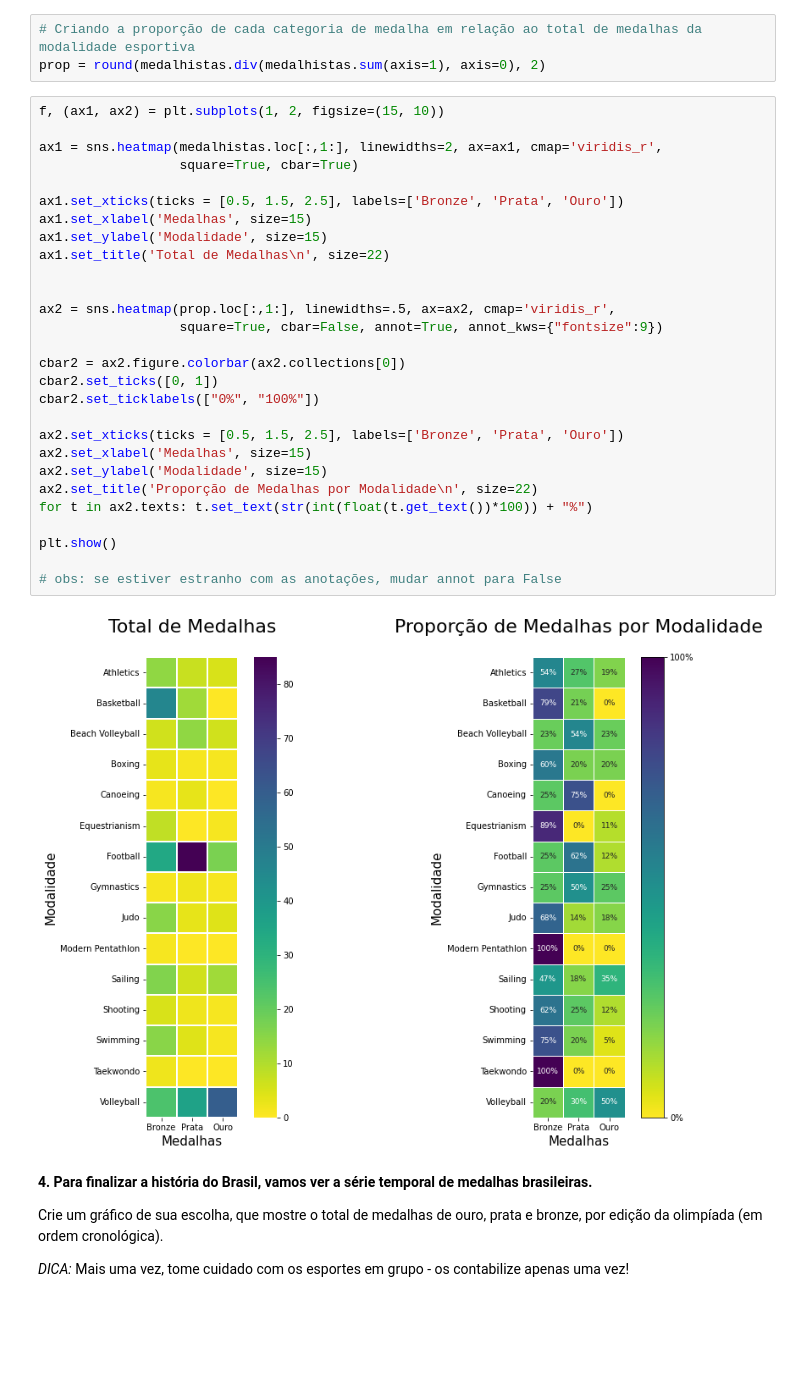
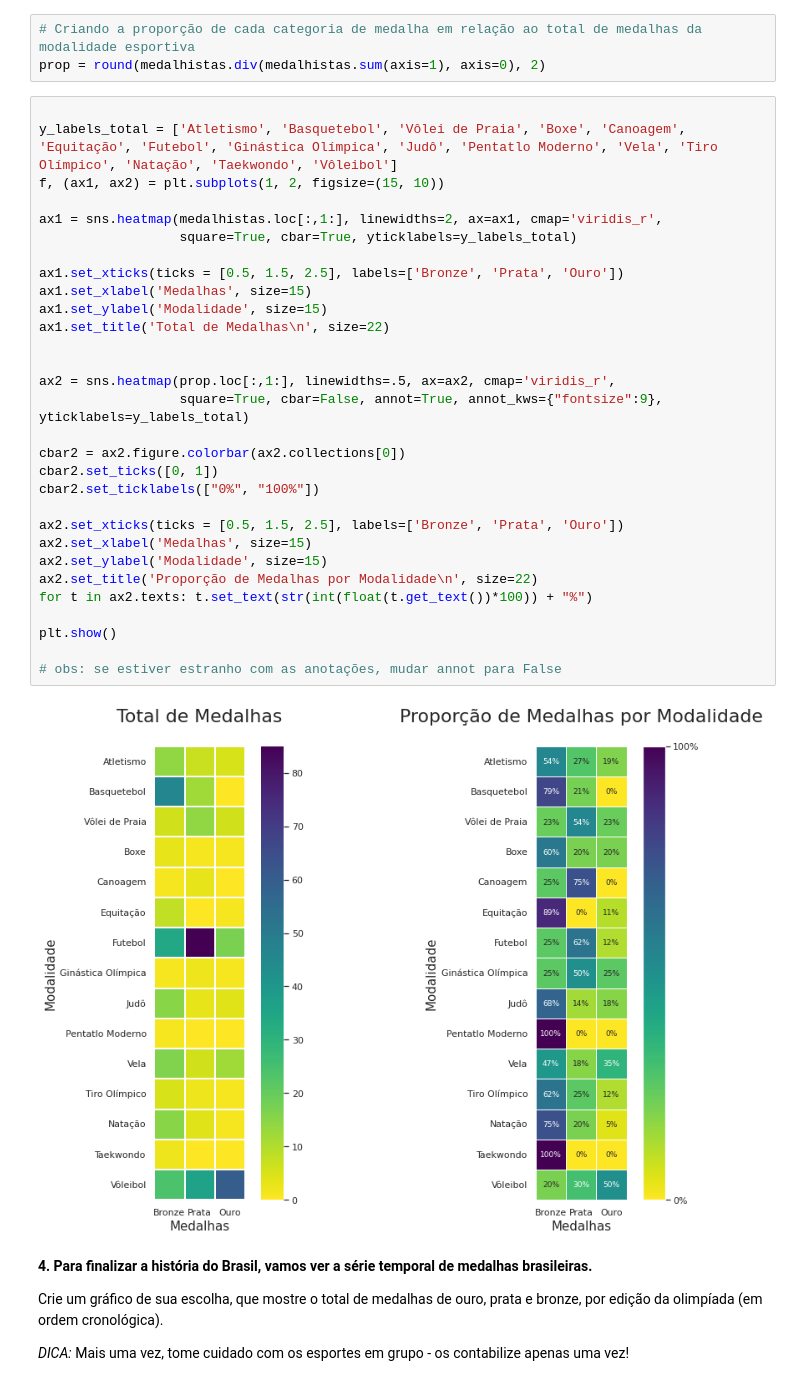
Before and after one commit to vmendes93/projeto_final_modulo_5, a Jupyter notebook: Projeto Final.ipynb, the cells around one changed output. Cells and saved outputs as stored; diff of their text form; blank space fills up the shorter version.

```diff
--- a/Projeto Final.ipynb
+++ b/Projeto Final.ipynb
@@ -437,35 +442,37 @@ medalhistas.loc[:,1:]
 # Criando a proporção de cada categoria de medalha em relação ao total de medalhas da modalidade esportiva
 prop = round(medalhistas.div(medalhistas.sum(axis=1), axis=0), 2)
 # %%
+
+y_labels_total = ['Atletismo', 'Basquetebol', 'Vôlei de Praia', 'Boxe', 'Canoagem', 'Equitação', 'Futebol', 'Ginástica Olímpica', 'Judô', 'Pentatlo Moderno', 'Vela', 'Tiro Olímpico', 'Natação', 'Taekwondo', 'Vôleibol']
 f, (ax1, ax2) = plt.subplots(1, 2, figsize=(15, 10))
 
 ax1 = sns.heatmap(medalhistas.loc[:,1:], linewidths=2, ax=ax1, cmap='viridis_r',
-                  square=True, cbar=True)
+                  square=True, cbar=True, yticklabels=y_labels_total)
 
 ax1.set_xticks(ticks = [0.5, 1.5, 2.5], labels=['Bronze', 'Prata', 'Ouro'])
 ax1.set_xlabel('Medalhas', size=15)
 ax1.set_ylabel('Modalidade', size=15)
 ax1.set_title('Total de Medalhas\n', size=22)
 
 
 ax2 = sns.heatmap(prop.loc[:,1:], linewidths=.5, ax=ax2, cmap='viridis_r',
-                  square=True, cbar=False, annot=True, annot_kws={"fontsize":9})
+                  square=True, cbar=False, annot=True, annot_kws={"fontsize":9}, yticklabels=y_labels_total)
 
 cbar2 = ax2.figure.colorbar(ax2.collections[0])
 cbar2.set_ticks([0, 1])
 cbar2.set_ticklabels(["0%", "100%"])
 
 ax2.set_xticks(ticks = [0.5, 1.5, 2.5], labels=['Bronze', 'Prata', 'Ouro'])
 ax2.set_xlabel('Medalhas', size=15)
 ax2.set_ylabel('Modalidade', size=15)
 ax2.set_title('Proporção de Medalhas por Modalidade\n', size=22)
 for t in ax2.texts: t.set_text(str(int(float(t.get_text())*100)) + "%")
 
 plt.show()
 
 # obs: se estiver estranho com as anotações, mudar annot para False
 # %% [output]
-[figure, old version]
+[figure, new version]
 # %% [markdown]
 **4. Para finalizar a história do Brasil, vamos ver a série temporal de medalhas brasileiras.**
 
```
Also changed, not shown: parts of 12 cells of this notebook, 1 other file.
